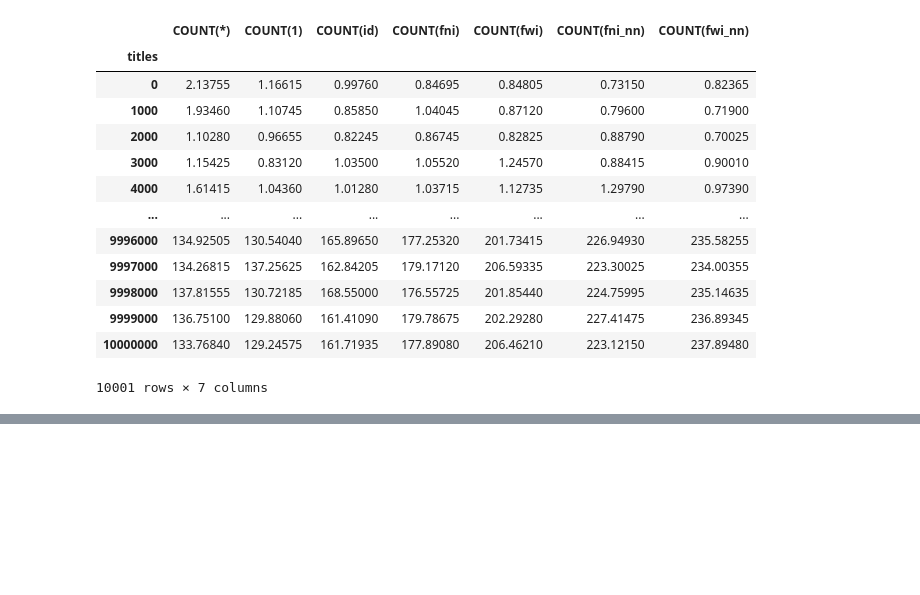
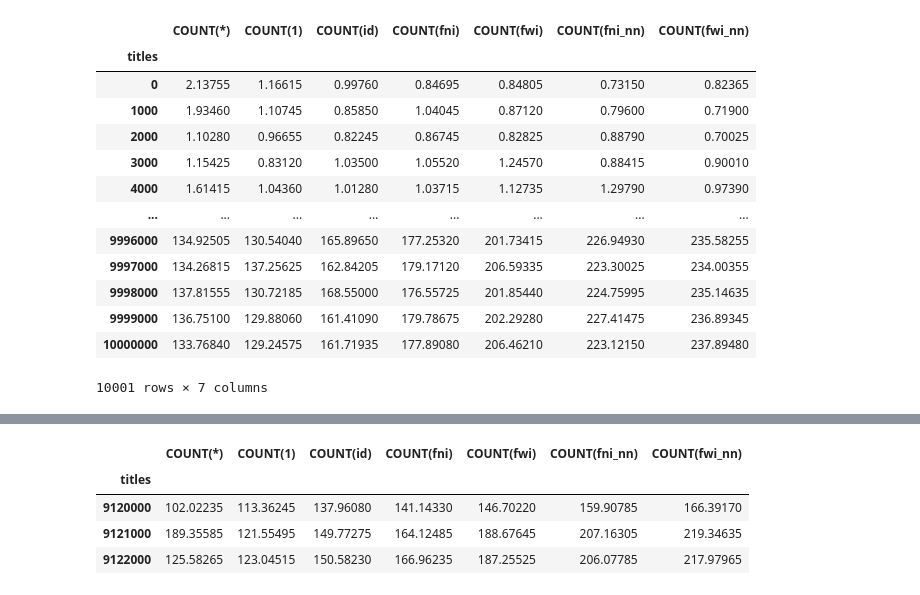
Before and after one commit to PotatoHD404/db-benchmark, a Jupyter notebook: graphs.ipynb, the cells around one changed output, grey strips where cells are left out. Cells and saved outputs as stored; diff of their text form; code cells hidden in the pictures; blank space fills up the shorter version.

```diff
--- a/graphs.ipynb
+++ b/graphs.ipynb
@@ -83,0 +37,8 @@ df1.plot()
+# %%
+df.iloc[9120:9123] # Вывод точки после которой происходит скачок
+# %% [output]
+|  | COUNT(*) | COUNT(1) | COUNT(id) | COUNT(fni) | COUNT(fwi) | COUNT(fni_nn) | COUNT(fwi_nn) |
+| titles |  |  |  |  |  |  |  |
+| 9120000 | 102.02235 | 113.36245 | 137.96080 | 141.14330 | 146.70220 | 159.90785 | 166.39170 |
+| 9121000 | 189.35585 | 121.55495 | 149.77275 | 164.12485 | 188.67645 | 207.16305 | 219.34635 |
+| 9122000 | 125.58265 | 123.04515 | 150.58230 | 166.96235 | 187.25525 | 206.07785 | 217.97965 |
```
Also changed, not shown: parts of 6 cells of this notebook, 3 other files.
